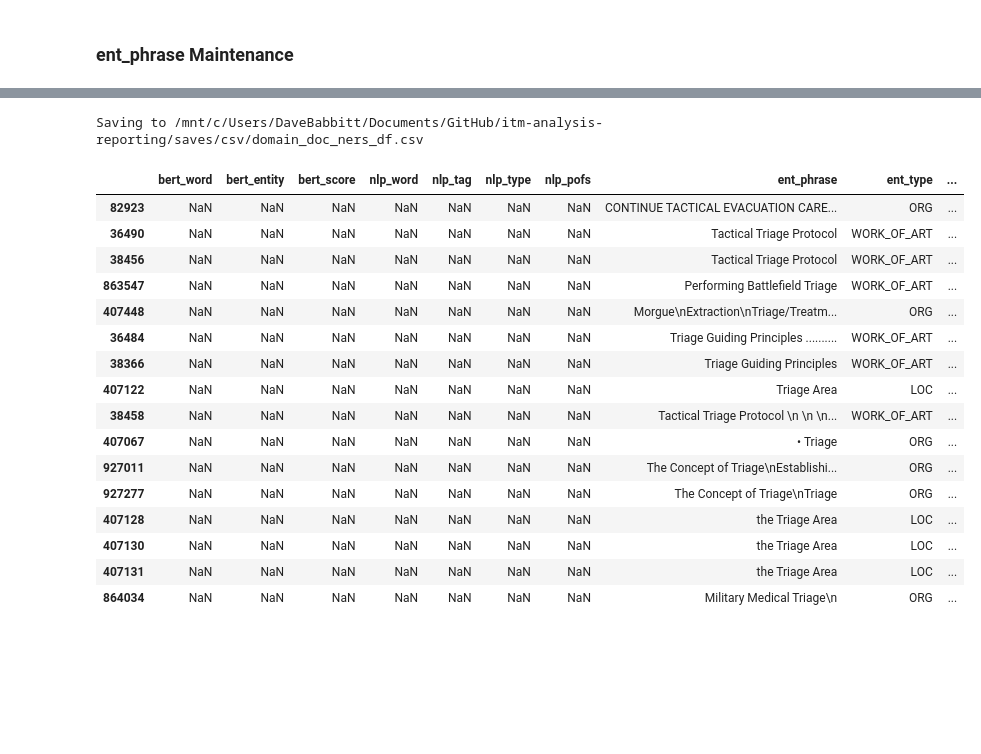
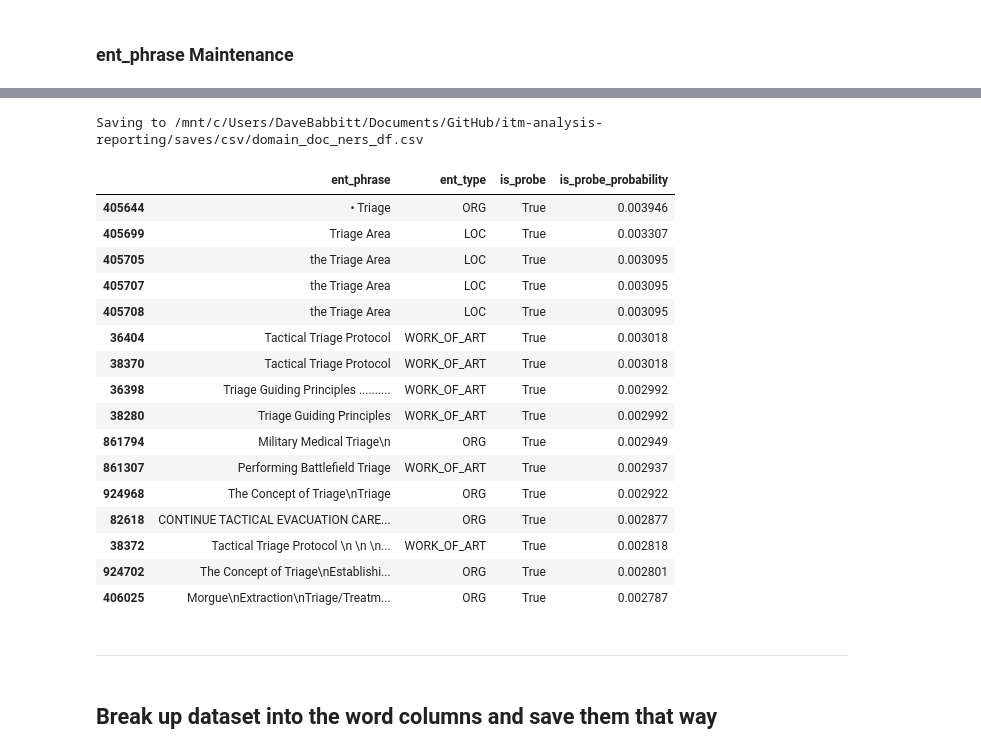
Before and after one commit to dbabbitt/itm-analysis-reporting-1, a Jupyter notebook: explorations/Search for Scenario and Probe Vocabulary.ipynb, the cells around one changed output, grey strips where cells are left out. Drawn from its saved outputs; the diff is of its cells as text; code cells hidden in the pictures; blank space fills up the shorter version.

Commit message:
Broke up the Domain Knowledge Documentation NERs CSV

```diff
--- a/explorations/Search for Scenario and Probe Vocabulary.ipynb
+++ b/explorations/Search for Scenario and Probe Vocabulary.ipynb
@@ -198,0 +41,29 @@ isprobe_df
+# %%
+
+# Create a list of starting phrases to label for model training
+df = nu.load_csv(csv_name='domain_doc_ners_df')
+print(df.columns.tolist())
+base_mask_series = df.is_probe
+domain_doc_ners_df['is_probe'] = False
+
+# Add the BERT words
+mask_series = base_mask_series & ~df.bert_word.isnull()
+bert_words_list = df[mask_series].bert_word.unique().tolist()
+mask_series = domain_doc_ners_df.bert_word.isin(bert_words_list)
+domain_doc_ners_df.loc[mask_series, 'is_probe'] = True
+
+# Add the SpaCy words
+mask_series = base_mask_series & ~df.nlp_word.isnull()
+nlp_words_list = df[mask_series].nlp_word.unique().tolist()
+mask_series = domain_doc_ners_df.nlp_word.isin(nlp_words_list)
+domain_doc_ners_df.loc[mask_series, 'is_probe'] = True
+
+# Add the SpaCy entities
+mask_series = base_mask_series & ~df.ent_phrase.isnull()
+ent_phrases_list = df[mask_series].ent_phrase.unique().tolist()
+mask_series = domain_doc_ners_df.ent_phrase.isin(ent_phrases_list)
+domain_doc_ners_df.loc[mask_series, 'is_probe'] = True
+
+# Create a set of unique relevant words and save the data frame
+canonical_phrases = list(set(bert_words_list + nlp_words_list + ent_phrases_list))
+nu.save_data_frames(domain_doc_ners_df=domain_doc_ners_df)
@@ -544,0 +270,8 @@ Saving to /mnt/c/Users/DaveBabbitt/Documents/GitHub/itm-analysis-reporting/saves
+# %%
+
+mask_series = domain_doc_ners_df.ent_phrase.map(lambda x: 'tourniquet' in str(x).lower()) & (domain_doc_ners_df.ent_type == 'PERSON')
+domain_doc_ners_df.loc[mask_series, 'is_probe'] = False
+mask_series = domain_doc_ners_df.ent_phrase.map(lambda x: 'limb tourniquet' in str(x).lower()) & (domain_doc_ners_df.ent_type == 'PERSON')
+domain_doc_ners_df.loc[mask_series, 'is_probe'] = True
+nu.save_data_frames(domain_doc_ners_df=domain_doc_ners_df)
+display(domain_doc_ners_df[mask_series][analysis_columns].dropna(axis='columns', how='all').sort_values('is_probe_probability', ascending=False))
@@ -545,25 +283,28 @@ Saving to /mnt/c/Users/DaveBabbitt/Documents/GitHub/itm-analysis-reporting/saves
 # %%
 
 mask_series = domain_doc_ners_df.ent_phrase.map(lambda x: 'triage' in str(x).lower()) & (domain_doc_ners_df.ent_type != 'PERSON')
 domain_doc_ners_df.loc[mask_series, 'is_probe'] = True
 nu.save_data_frames(domain_doc_ners_df=domain_doc_ners_df)
-display(domain_doc_ners_df[mask_series][analysis_columns].sort_values('is_probe_probability', ascending=False))
+display(domain_doc_ners_df[mask_series][analysis_columns].dropna(axis='columns', how='all').sort_values('is_probe_probability', ascending=False))
 # %% [output]
 Saving to /mnt/c/Users/DaveBabbitt/Documents/GitHub/itm-analysis-reporting/saves/csv/domain_doc_ners_df.csv
-|  | bert_word | bert_entity | bert_score | nlp_word | nlp_tag | nlp_type | nlp_pofs | ent_phrase | ent_type | ... |
-| 82923 | NaN | NaN | NaN | NaN | NaN | NaN | NaN | CONTINUE TACTICAL EVACUATION CARE... | ORG | ... |
-| 36490 | NaN | NaN | NaN | NaN | NaN | NaN | NaN | Tactical Triage Protocol | WORK_OF_ART | ... |
-| 38456 | NaN | NaN | NaN | NaN | NaN | NaN | NaN | Tactical Triage Protocol | WORK_OF_ART | ... |
-| 863547 | NaN | NaN | NaN | NaN | NaN | NaN | NaN | Performing Battlefield Triage | WORK_OF_ART | ... |
-| 407448 | NaN | NaN | NaN | NaN | NaN | NaN | NaN | Morgue\nExtraction\nTriage/Treatm... | ORG | ... |
-| 36484 | NaN | NaN | NaN | NaN | NaN | NaN | NaN | Triage Guiding Principles .......... | WORK_OF_ART | ... |
-| 38366 | NaN | NaN | NaN | NaN | NaN | NaN | NaN | Triage Guiding Principles | WORK_OF_ART | ... |
-| 407122 | NaN | NaN | NaN | NaN | NaN | NaN | NaN | Triage Area | LOC | ... |
-| 38458 | NaN | NaN | NaN | NaN | NaN | NaN | NaN | Tactical Triage Protocol \n \n \n... | WORK_OF_ART | ... |
-| 407067 | NaN | NaN | NaN | NaN | NaN | NaN | NaN | • Triage | ORG | ... |
-| 927011 | NaN | NaN | NaN | NaN | NaN | NaN | NaN | The Concept of Triage\nEstablishi... | ORG | ... |
-| 927277 | NaN | NaN | NaN | NaN | NaN | NaN | NaN | The Concept of Triage\nTriage | ORG | ... |
-| 407128 | NaN | NaN | NaN | NaN | NaN | NaN | NaN | the Triage Area | LOC | ... |
-| 407130 | NaN | NaN | NaN | NaN | NaN | NaN | NaN | the Triage Area | LOC | ... |
-| 407131 | NaN | NaN | NaN | NaN | NaN | NaN | NaN | the Triage Area | LOC | ... |
-| 864034 | NaN | NaN | NaN | NaN | NaN | NaN | NaN | Military Medical Triage\n | ORG | ... |
+|  | ent_phrase | ent_type | is_probe | is_probe_probability |
+| 405644 | • Triage | ORG | True | 0.003946 |
+| 405699 | Triage Area | LOC | True | 0.003307 |
+| 405705 | the Triage Area | LOC | True | 0.003095 |
+| 405707 | the Triage Area | LOC | True | 0.003095 |
+| 405708 | the Triage Area | LOC | True | 0.003095 |
+| 36404 | Tactical Triage Protocol | WORK_OF_ART | True | 0.003018 |
+| 38370 | Tactical Triage Protocol | WORK_OF_ART | True | 0.003018 |
+| 36398 | Triage Guiding Principles .......... | WORK_OF_ART | True | 0.002992 |
+| 38280 | Triage Guiding Principles | WORK_OF_ART | True | 0.002992 |
+| 861794 | Military Medical Triage\n | ORG | True | 0.002949 |
+| 861307 | Performing Battlefield Triage | WORK_OF_ART | True | 0.002937 |
+| 924968 | The Concept of Triage\nTriage | ORG | True | 0.002922 |
+| 82618 | CONTINUE TACTICAL EVACUATION CARE... | ORG | True | 0.002877 |
+| 38372 | Tactical Triage Protocol \n \n \n... | WORK_OF_ART | True | 0.002818 |
+| 924702 | The Concept of Triage\nEstablishi... | ORG | True | 0.002801 |
+| 406025 | Morgue\nExtraction\nTriage/Treatm... | ORG | True | 0.002787 |
+# %% [markdown]
+
+----
@@ -569,0 +319,3 @@ Saving to /mnt/c/Users/DaveBabbitt/Documents/GitHub/itm-analysis-reporting/saves
+# %% [markdown]
+
+## Break up dataset into the word columns and save them that way
```
Also changed, not shown: parts of 35 cells of this notebook, 21 other files.
